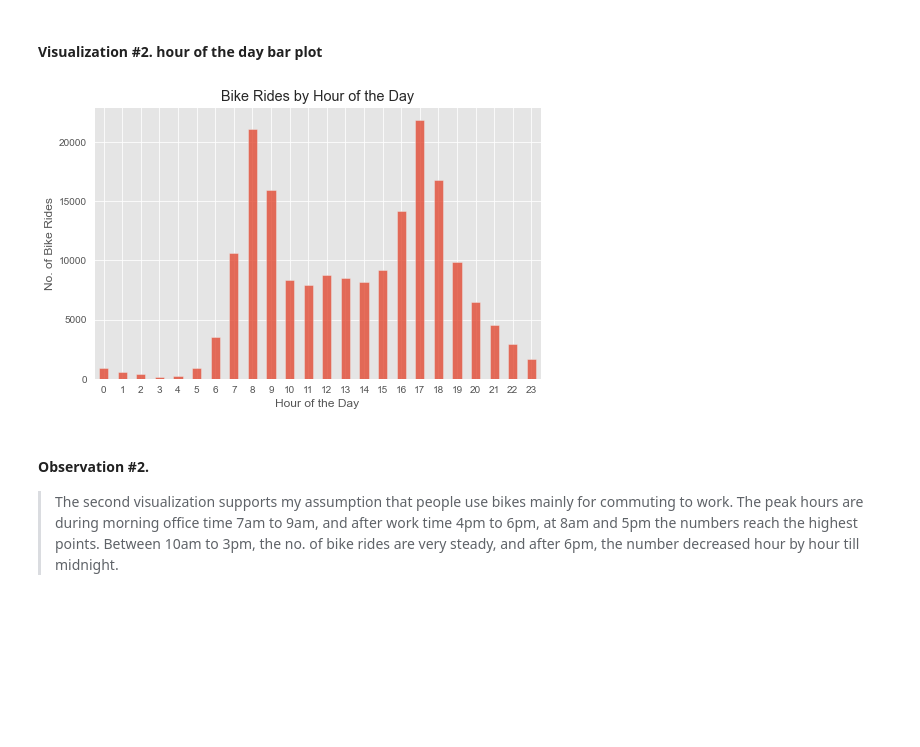
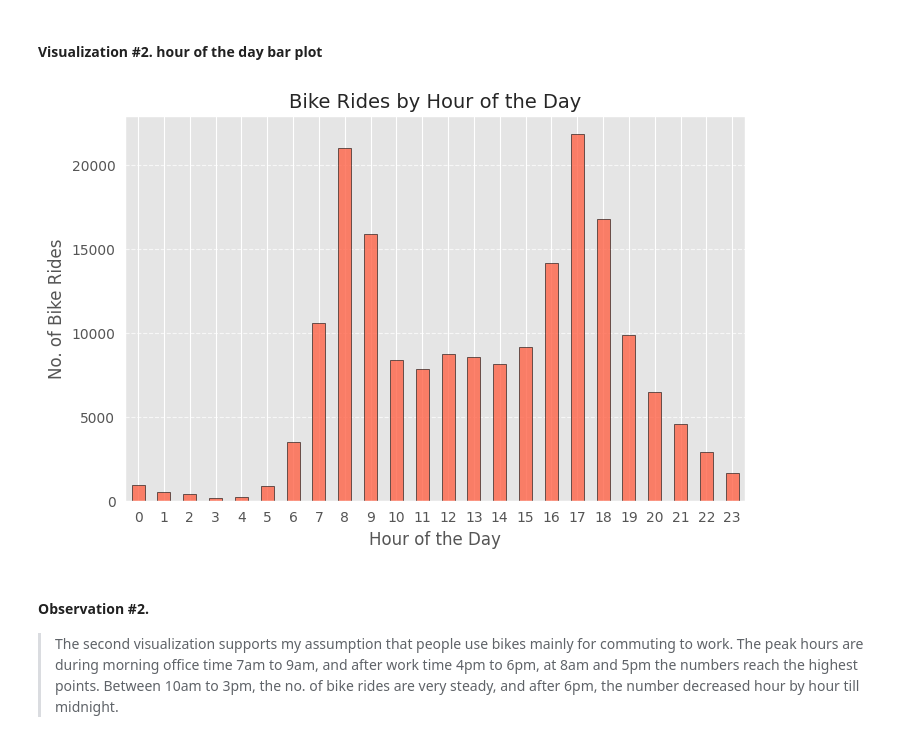
Before and after one commit to AbdKhuffash/Udacity_P3_Communicate-Data-Findings, a Jupyter notebook: Part_I_Exploration_FordGoBike.ipynb, the cells around one changed output. Drawn from its saved outputs; the diff is of its cells as text; code cells hidden in the pictures; blank space fills up the shorter version.

```diff
--- a/Part_I_Exploration_FordGoBike.ipynb
+++ b/Part_I_Exploration_FordGoBike.ipynb
@@ -329,18 +336,19 @@ Name: hour, dtype: int64
 # %% [markdown]
 #### Visualization #2. hour of the day bar plot
 # %%
-#barplot for hour of the day
+# Barplot for hour of the day
 hour_cnt = df['hour'].value_counts().sort_index()
 
 plt.figure(figsize=(8,5))
-
-hour_cnt.plot(kind='bar', alpha=0.8)
-plt.title('Bike Rides by Hour of the Day')
-plt.xlabel('Hour of the Day')
-plt.ylabel('No. of Bike Rides')
-plt.xticks(rotation=360);
+hour_cnt.plot(kind='bar', alpha=0.8, color='tomato', edgecolor='black')
+plt.title('Bike Rides by Hour of the Day', fontsize=14)
+plt.xlabel('Hour of the Day', fontsize=12)
+plt.ylabel('No. of Bike Rides', fontsize=12)
+plt.xticks(rotation=0, fontsize=10)
+plt.grid(axis='y', linestyle='--', alpha=0.7)
+plt.show()
 # %% [output]
-[figure, old version]
+[figure, new version]
 # %% [markdown]
 #### Observation #2.
 > The second visualization supports my assumption that people use bikes mainly for commuting to work. The peak hours are during morning office time 7am to 9am, and after work time 4pm to 6pm, at 8am and 5pm the numbers reach the highest points. Between 10am to 3pm, the no. of bike rides are very steady, and after 6pm, the number decreased hour by hour till midnight.
```
Also changed, not shown: parts of 38 cells of this notebook.
